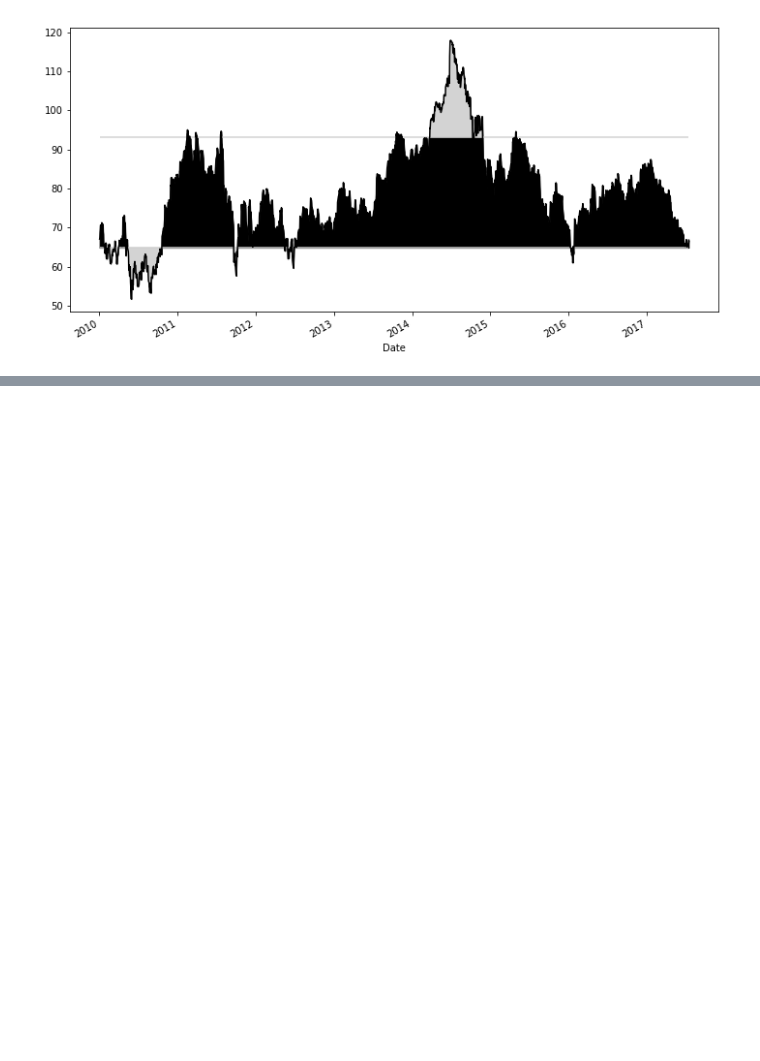
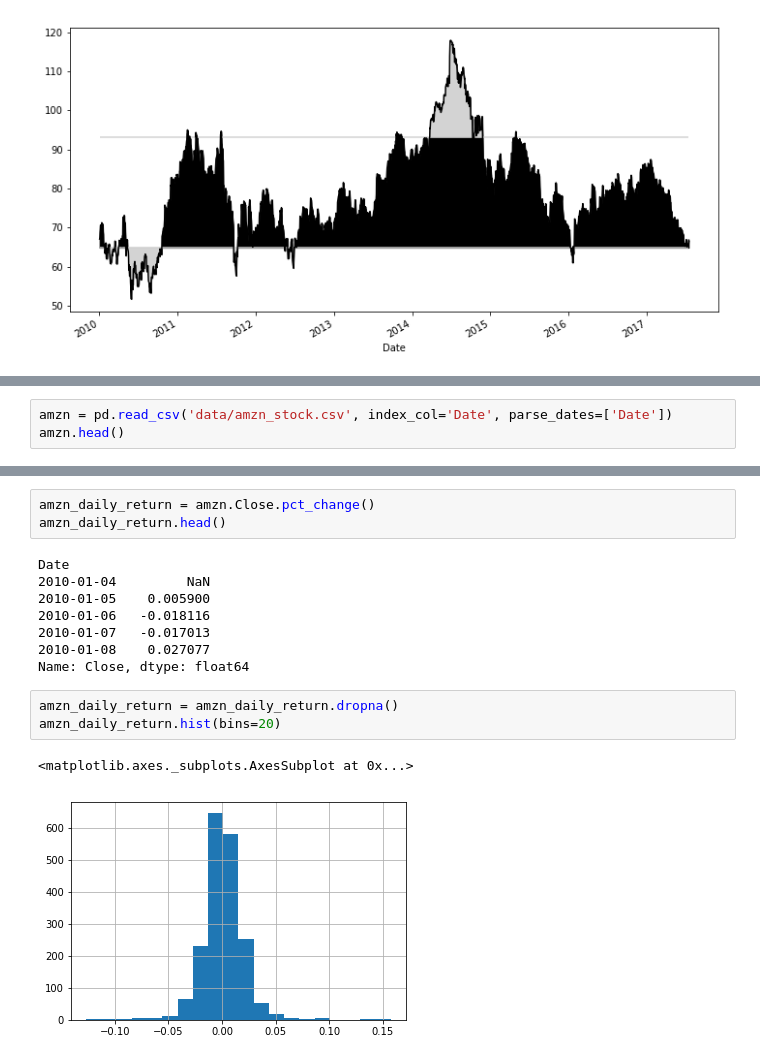
Before and after one commit to MarkNoordraven/Pandas-Cookbook, a Jupyter notebook: Chapter 05 Boolean Indexing Notes.ipynb, the cells around one changed output, grey strips where cells are left out. Cells and saved outputs as stored; diff of their text form; blank space fills up the shorter version.

Commit message:
continuing chapter 5 with indexing

```diff
--- a/Chapter 05 Boolean Indexing Notes.ipynb
+++ b/Chapter 05 Boolean Indexing Notes.ipynb
@@ -611,0 +775,3 @@ matplotlib.pyplot.fill_between(x=criteria.index, y1=upper_10, y2=slb_close.value
+# %%
+amzn = pd.read_csv('data/amzn_stock.csv', index_col='Date', parse_dates=['Date'])
+amzn.head()
@@ -611,0 +786,17 @@ matplotlib.pyplot.fill_between(x=criteria.index, y1=upper_10, y2=slb_close.value
+# %%
+amzn_daily_return = amzn.Close.pct_change()
+amzn_daily_return.head()
+# %% [output]
+Date
+2010-01-04         NaN
+2010-01-05    0.005900
+2010-01-06   -0.018116
+2010-01-07   -0.017013
+2010-01-08    0.027077
+Name: Close, dtype: float64
+# %%
+amzn_daily_return = amzn_daily_return.dropna()
+amzn_daily_return.hist(bins=20)
+# %% [output]
+<matplotlib.axes._subplots.AxesSubplot at 0x...>
+[figure, added]
```
Also changed, not shown: parts of 27 cells of this notebook.
